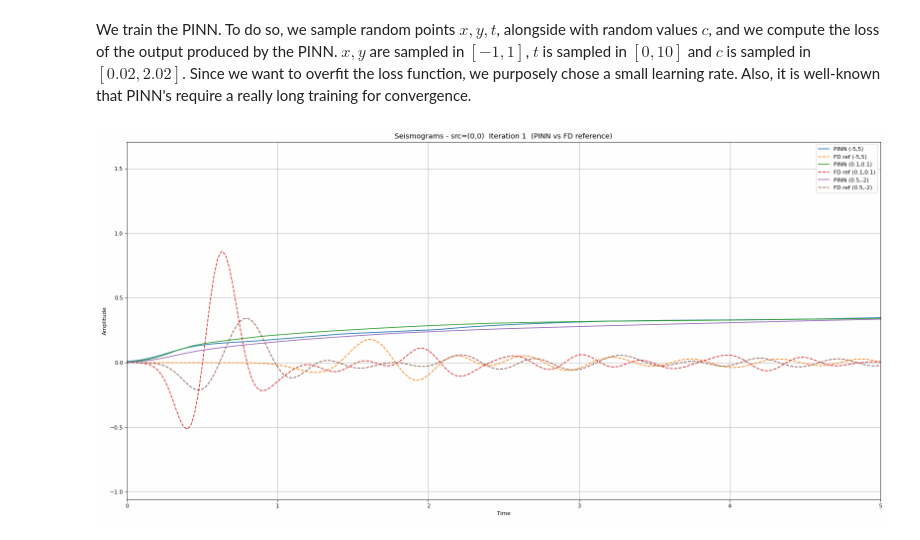
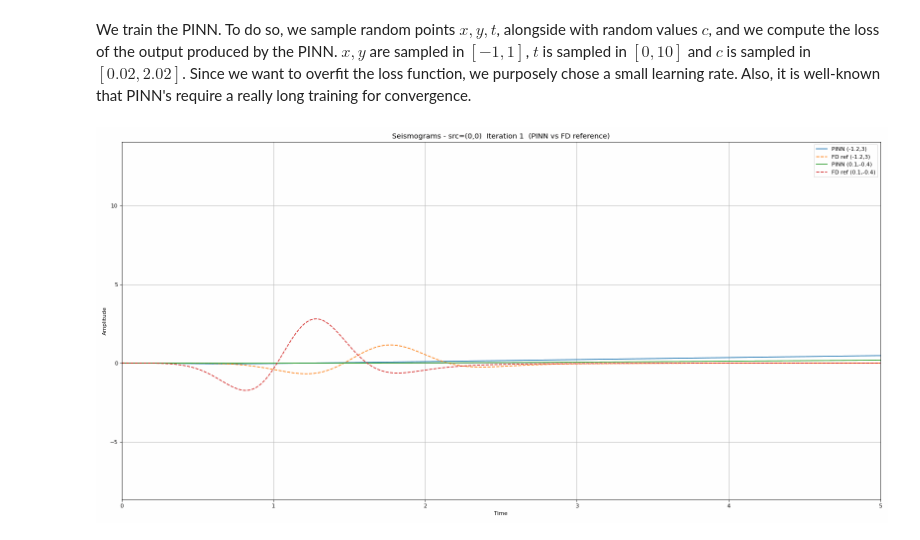
Before and after one commit to pascaltribel/WavePINN, a Jupyter notebook: WavePINN.ipynb, the cells around one changed output. Drawn from its saved outputs; the diff is of its cells as text; code cells hidden in the pictures.

```diff
--- a/WavePINN.ipynb
+++ b/WavePINN.ipynb
@@ -26,7 +26,7 @@ GPUs disponibles : 3
 # %% [markdown]
 We define the external source function. It is a Gaussian field centered in $(x_0, y_0)$, multiplied by a Ricker wavelet, whose peak is at $t=1$.
 # %%
-def source(x, y, t, cx=0, cy=0, sigma=1., amplitude_g=1e2, f=2.0, amplitude_r=1.0, t0=1):
+def source(x, y, t, cx=0, cy=0, sigma=1., amplitude_g=1e2, f=1.0, amplitude_r=1.0, t0=1.):
     gaussian = amplitude_g * torch.exp(-((x - cx)**2/(2*sigma**2)+(y - cy)**2/(2*sigma**2)))
     pi2f2tau2 = (torch.pi * f)**2 * (t - t0)**2
     ricker = amplitude_r * (1.0 - 2.0 * pi2f2tau2) * torch.exp(-pi2f2tau2)
@@ -76,14 +89,13 @@ We construct a Finite Difference solver which will serve as reference.
 # %%
-def run_fd_reference(c0: float = 1.0, t_max: float = 5.0, n_t: int = 250, L: float = 40.0, dx: float = 1.0, t0=1, cx=0, cy=0):
-    dt = t_max / n_t
-    nx = int(2 * L / dx) + 1
+def run_fd_reference(t_max: float = 5.0, L: float = 50.0, nx: int = 500, t0=1, cx=0, cy=0, cfl_target: float = 0.5):
+    dx = L * 2 / nx
     x1d = np.linspace(-L, L, nx)
     X, Y = np.meshgrid(x1d, x1d, indexing="ij")
 
     Z = c(X, Y).cpu().numpy()
-
-    cfl = np.max(Z).item() * dt / dx
-    assert cfl < 1 / np.sqrt(2), f"CFL = {cfl:.3f} unstable, reduce dt or increase dx"
+    c_max = np.max(Z).item()
+    dt = cfl_target * dx / c_max
+    n_t = int(np.ceil(t_max / dt))
     r2 = (Z * dt / dx) ** 2
 
     p_prev = np.zeros((nx, nx))
@@ -91,9 +103,8 @@ def run_fd_reference(c0: float = 1.0, t_max: float = 5.0, n_t: int = 250, L: flo
 
     def idx(v): return int(round((v + L) / dx))
     rec_pts = {
-        "(-5,5)":   (idx(-5), idx(5)),
-        "(0.1,0.1)":    (idx(0.1),  idx(.1)),
-        "(0.5,-2)": (idx(0.5),  idx(-2)),
+        "(-1.2,3)":   (idx(-1.2), idx(3)),
+        "(0.1,-0.4)": (idx(0.1),  idx(-0.4)),
     }
     traces = {k: np.zeros(n_t) for k in rec_pts}
     t_arr  = np.linspace(0, t_max, n_t)
@@ -193,26 +209,18 @@ gif_frames = []
 def g(t, t0, alpha=5.0):
     return 0.5 * (torch.tanh(alpha * (t + t0)) + 1)
 
-class SinLayer(nn.Module):
-    def __init__(self):
-        super().__init__()
-        self.p = nn.Parameter(torch.tensor([1.0]))
-        self.q = 1#nn.Parameter(torch.tensor([1.0]))
-    def forward(self, x):
-        return self.q*torch.sin(self.p*x)
-
 class PINN(nn.Module):
     def __init__(self, width=64, depth=4):
         super().__init__()
-        self.input_layer = nn.Sequential(nn.Linear(5, width), nn.Mish())
+        self.input_layer = nn.Sequential(nn.Linear(6, width), nn.Mish())
         self.hidden_layers = nn.ModuleList([
-            nn.Sequential(nn.Linear(width, width), nn.ReLU())
+            nn.Sequential(nn.Linear(width, width), nn.Tanh())
             for _ in range(depth - 1)
-        ] + [SinLayer()])
+        ])
         self.output_layer = nn.Linear(width, 1)
 
     def forward(self, x, y, t, x0, y0, t0):
-        inp = torch.cat([x, y, t, x0, y0], dim=-1)#torch.cat([x, y, t, x0, y0, t0], dim=-1)
+        inp = torch.cat([x, y, t, x0, y0, t0], dim=-1)
         h = self.input_layer(inp)
         for layer in self.hidden_layers:
             h = layer(h) + h
@@ -228,28 +236,28 @@ def loss_fn(model, x, y, t, x0, y0, t0):
     dp_dyy = torch.autograd.grad(dp_dy, y, grad_outputs=ones, create_graph=True)[0]
     dp_dtt = torch.autograd.grad(dp_dt, t, grad_outputs=ones, create_graph=True)[0]
     pde_res = dp_dtt - (c(x, y, t) ** 2) * (dp_dxx + dp_dyy) - s_xyt
-    return (pde_res ** 2).mean()
+    return (pde_res ** 2).mean() + 1e-1*(pred ** 2).mean()
 
 if TRAINING:
-    min_loss = 2.5e-2
-    model = PINN(16, 8).to(device)
+    min_loss = 5e-2
+    model = PINN().to(device)
+    torch.save(model, "model.pt")
 
     if n_gpus > 1:
         model = DataParallel(model)
 
-    V             = 1.0
-    N_POINTS      = int(1e5)
-    SPATIAL_RANGE_X  = 50.0
-    SPATIAL_RANGE_Y  = 50.0
-    SPATIAL_RANGE_X0 = 10.0
-    SPATIAL_RANGE_Y0 = 10.0
-    T0_MAX        = 1.0
-    T_MAX         = 5.0
-    N_STEPS       = 100_000
-    LR            = 1e-2
-    CKPT_EVERY    = 300
-    WAVE_SPEED    = 10.0
-    FRAC_CAUSAL   = 0.9
+    N_POINTS      = int(5e4)
+    SPATIAL_RANGE_X  = 6.0
+    SPATIAL_RANGE_Y  = 6.0
+    SPATIAL_RANGE_X0 = 6.0
+    SPATIAL_RANGE_Y0 = 6.0
+    T0_MAX        = 2.0
+    T_MAX         = 10.0
+    N_STEPS       = 20_000
+    LR            = 2e-3
+    CKPT_EVERY    = 250
+    WAVE_SPEED    = 6.0
+    FRAC_CAUSAL   = 0.95
     T_WINDOW      = T_MAX - T0_MAX
 
     n_causal  = int(N_POINTS * FRAC_CAUSAL)
@@ -263,41 +271,42 @@ if TRAINING:
     def sample_batch():
         x  = (torch.rand(N_POINTS, 1, device=device) - 0.5) * 2 * SPATIAL_RANGE_X
         y  = (torch.rand(N_POINTS, 1, device=device) - 0.5) * 2 * SPATIAL_RANGE_Y
-        x0 = torch.zeros(N_POINTS, 1, device=device)#(torch.rand(N_POINTS, 1, device=device) - 0.5) * 2 * SPATIAL_RANGE_X0
-        y0 = torch.zeros(N_POINTS, 1, device=device)#(torch.rand(N_POINTS, 1, device=device) - 0.5) * 2 * SPATIAL_RANGE_Y0
-        t0 = torch.ones(N_POINTS, 1, device=device)*0.5 #torch.rand(N_POINTS, 1, device=device) * T0_MAX + 1.0
+        x0 = (torch.rand(N_POINTS, 1, device=device) - 0.5) * 2 * SPATIAL_RANGE_X0
+        y0 = (torch.rand(N_POINTS, 1, device=device) - 0.5) * 2 * SPATIAL_RANGE_Y0
+        t0 = torch.rand(N_POINTS, 1, device=device)*T0_MAX
 
         dist     = torch.sqrt((x - x0) ** 2 + (y - y0) ** 2)
         t_arrive = t0 + dist / WAVE_SPEED
 
         t_causal  = t_arrive[:n_causal] + torch.rand(n_causal, 1, device=device) * T_WINDOW
         t_causal  = torch.clamp(t_causal, 0.0, T_MAX)
         t_acausal = torch.rand(n_acausal, 1, device=device) * T_MAX
         t = torch.cat([t_causal, t_acausal])
         return x, y, t, x0, y0, t0
 
     losses = []
-
     for step in (pbar := tqdm(range(N_STEPS))):
         x, y, t, x0, y0, t0 = sample_batch()
         x = x.requires_grad_(True)
         y = y.requires_grad_(True)
         t = t.requires_grad_(True)
         optimizer.zero_grad(set_to_none=True)
         loss_pde = loss_fn(model, x, y, t, x0, y0, t0)
         loss_pde.backward()
         torch.nn.utils.clip_grad_norm_(model.parameters(), max_norm=1.0)
         optimizer.step()
         scheduler.step()
         losses.append(loss_pde.item())
-        pbar.set_description(f"loss={np.mean(losses[-20:]):.3e}  lr={scheduler.get_last_lr()[0]:.3e}")
+        pbar.set_description(f"loss={np.mean(losses[-20:]):.3e}")#  lr={scheduler.get_last_lr()[0]:.3e}")
+        if step % CKPT_EVERY == 0:
+            check_seismograms(model)
         if loss_pde.item() < min_loss:
             min_loss = loss_pde.item()
             torch.save(model, "model.pt")
-            check_seismograms(n_t=200, t_0=[.5])
+            check_seismograms()
 else:
     model = torch.load("model.pt", weights_only=False)
     check_seismograms(model, n_t=200, t_0=[.5])
 # %% [output]
-[figure, old version]
+[figure, new version]
 # %%
```
Also changed, not shown: parts of 10 cells of this notebook, 11 other files.
